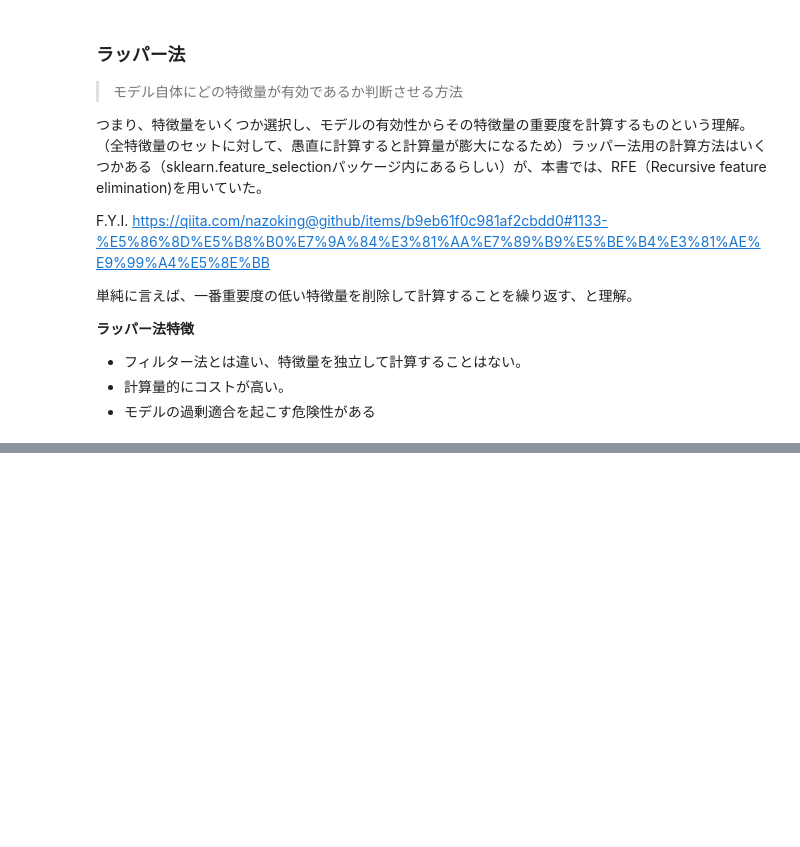
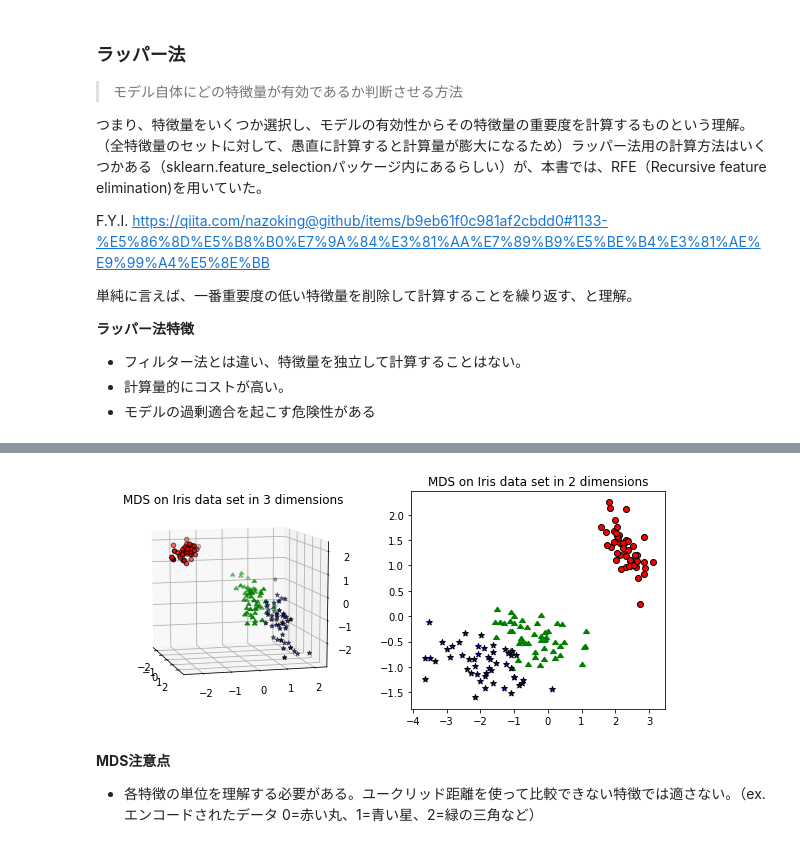
Before and after one commit to aha-oretama/BuildingMachineLearningSystemsWithPython, a Jupyter notebook: ch11/dimension-reduction.ipynb, the cells around one changed output, grey strips where cells are left out. Saved outputs shown, nothing was run; the diff lists cells and outputs as text; code cells hidden in the pictures; blank space fills up the shorter version.

```diff
--- a/ch11/dimension-reduction.ipynb
+++ b/ch11/dimension-reduction.ipynb
@@ -311,0 +391,56 @@ F.Y.I. https://qiita.com/nazoking@github/items/b9eb61f0c981af2cbdd0#1133-%E5%86%
+# %%
+import numpy as np
+from matplotlib import pylab
+from mpl_toolkits.mplot3d import Axes3D
+
+from sklearn import linear_model, manifold, decomposition, datasets
+logistic = linear_model.LogisticRegression()
+
+np.random.seed(3)
+
+# all examples will have three classes in this file
+colors = ['r', 'g', 'b']
+markers = ['o', 6, '*']
+
+
+def plot_iris_mds():
+
+    iris = datasets.load_iris()
+    X = iris.data
+    y = iris.target
+
+    # MDS
+
+    fig = pylab.figure(figsize=(10, 4))
+
+    ax = fig.add_subplot(121, projection='3d')
+    ax.set_facecolor('white')
+
+    mds = manifold.MDS(n_components=3)
+    Xtrans = mds.fit_transform(X)
+
+    for cl, color, marker in zip(np.unique(y), colors, markers):
+        ax.scatter(
+            Xtrans[y == cl][:, 0], Xtrans[y == cl][:, 1], Xtrans[y == cl][:, 2], c=color, marker=marker, edgecolor='black')
+    pylab.title("MDS on Iris data set in 3 dimensions")
+    ax.view_init(10, -15)
+
+    mds = manifold.MDS(n_components=2)
+    Xtrans = mds.fit_transform(X)
+
+    ax = fig.add_subplot(122)
+    for cl, color, marker in zip(np.unique(y), colors, markers):
+        ax.scatter(
+            Xtrans[y == cl][:, 0], Xtrans[y == cl][:, 1], c=color, marker=marker, edgecolor='black')
+    pylab.title("MDS on Iris data set in 2 dimensions")
+
+    pylab.show()
+
+if __name__ == '__main__':
+    plot_iris_mds()
+# %% [output]
+[figure, added]
+# %% [markdown]
+**MDS注意点**
+
+* 各特徴の単位を理解する必要がある。ユークリッド距離を使って比較できない特徴では適さない。（ex. エンコードされたデータ 0=赤い丸、1=青い星、2=緑の三角など）
```
Also changed, not shown: parts of 6 cells of this notebook.
